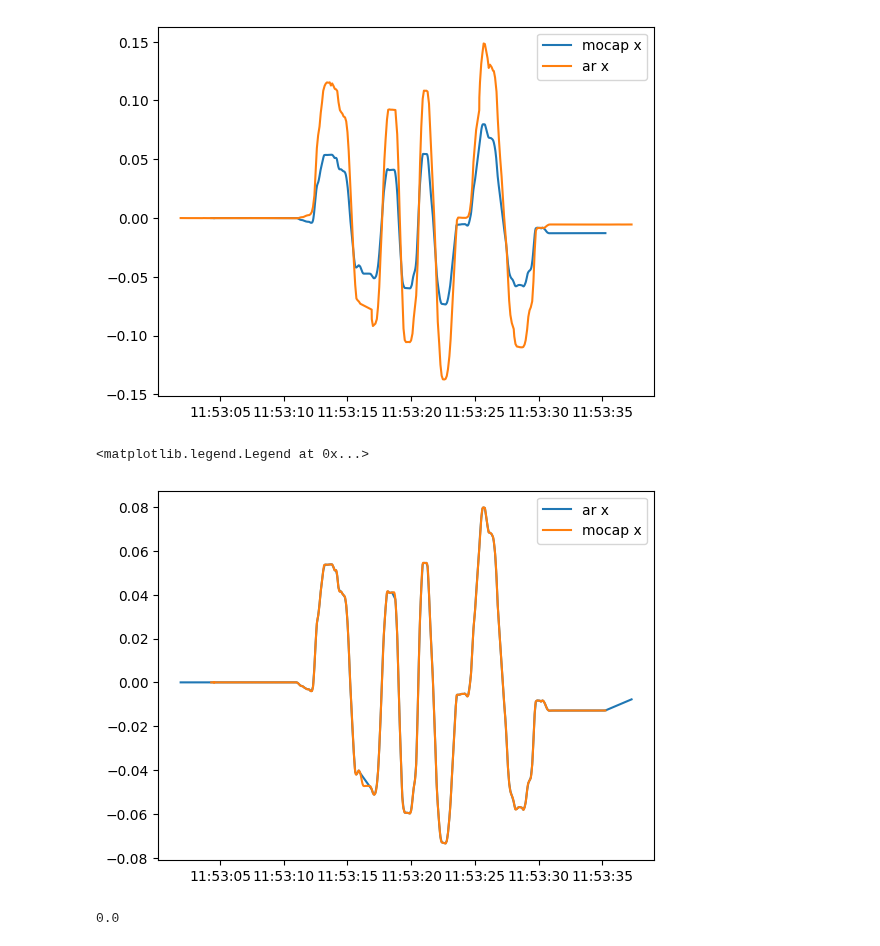
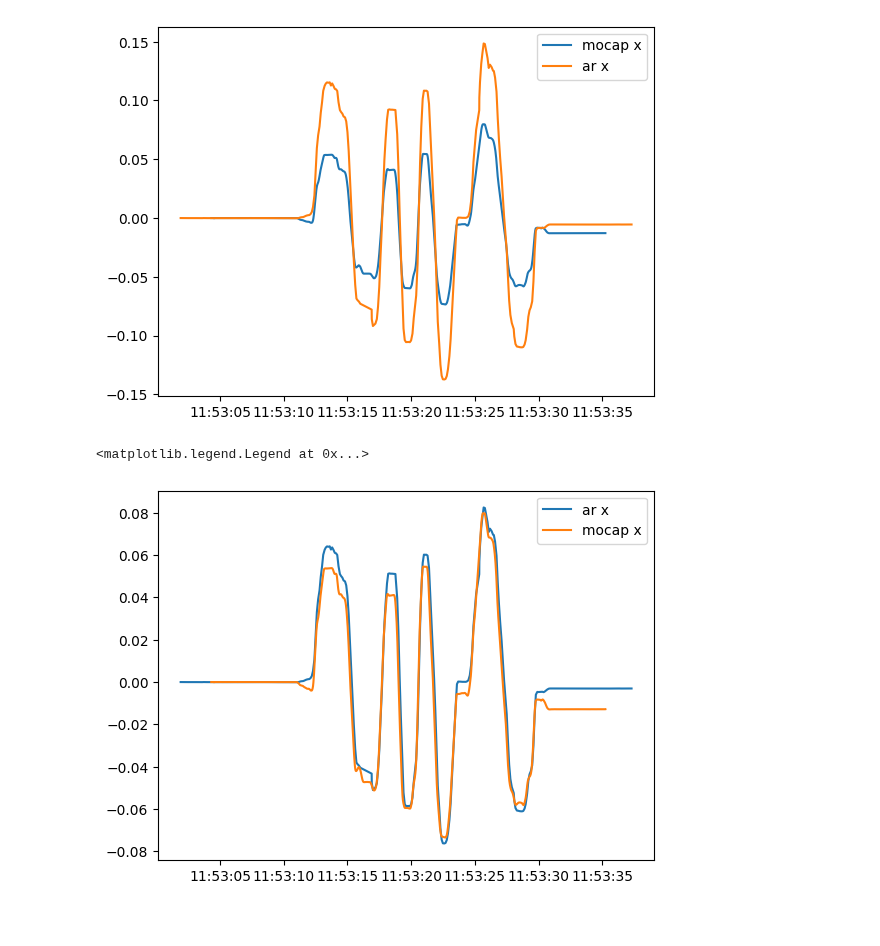
Before and after one commit to SujithChristopher/armbo, a Jupyter notebook: ipy_notebooks/inference_mocap_multiclass_static.ipynb, the cells around one changed output. Saved outputs shown, nothing was run; the diff lists cells and outputs as text; code cells hidden in the pictures.

```diff
--- a/ipy_notebooks/inference_mocap_multiclass_static.ipynb
+++ b/ipy_notebooks/inference_mocap_multiclass_static.ipynb
@@ -639,13 +639,9 @@ plt.legend()
 <matplotlib.legend.Legend at 0x...>
 [figure]
 # %%
-plt.plot(ar_df["time"],transform_ml["x"] - transform_ml["x"][0], label="ar x")
+plt.plot(ar_df["time"],(transform_ml["x"] - transform_ml["x"][0])/1.8, label="ar x")
 plt.plot(_mc_df["time"],_mc_df["x"], label="mocap x")
 plt.legend()
 # %% [output]
 <matplotlib.legend.Legend at 0x...>
-[figure, old version]
+[figure, new version]
-# %%
-_mc_df["x"][0]
-# %% [output]
-0.0
```
